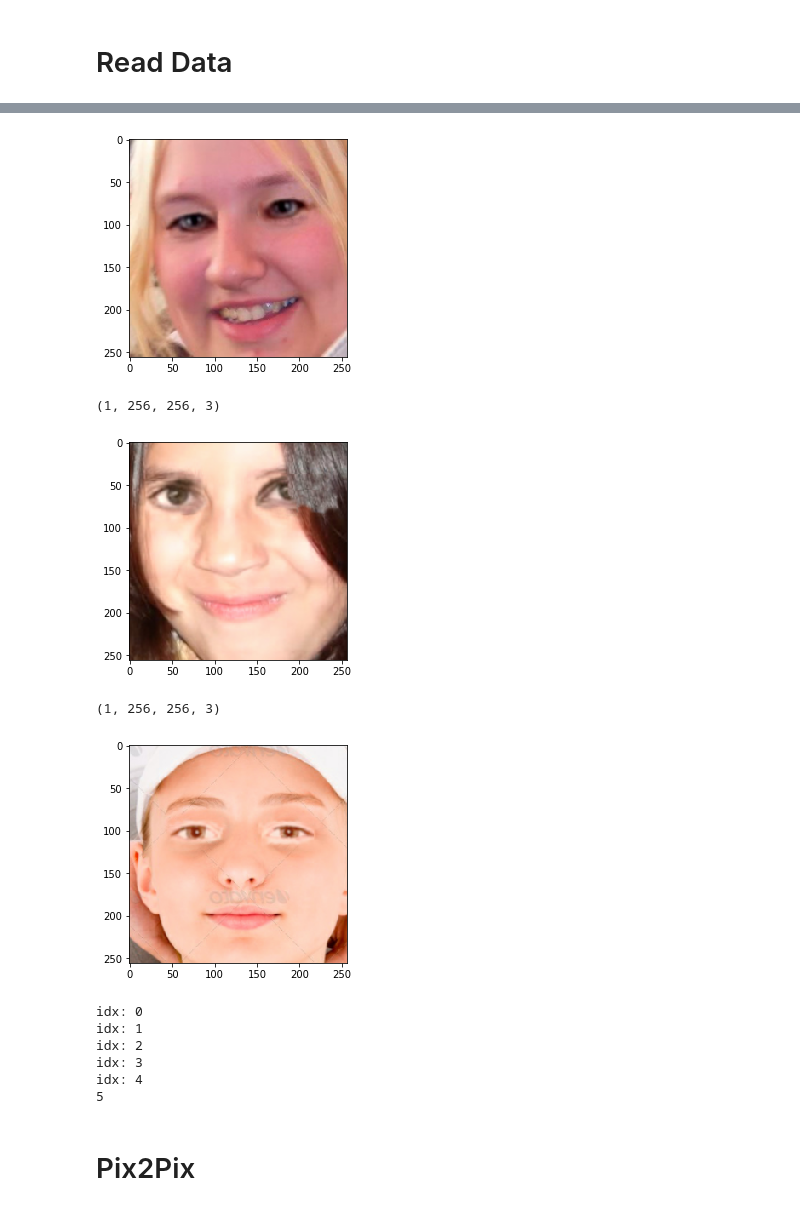
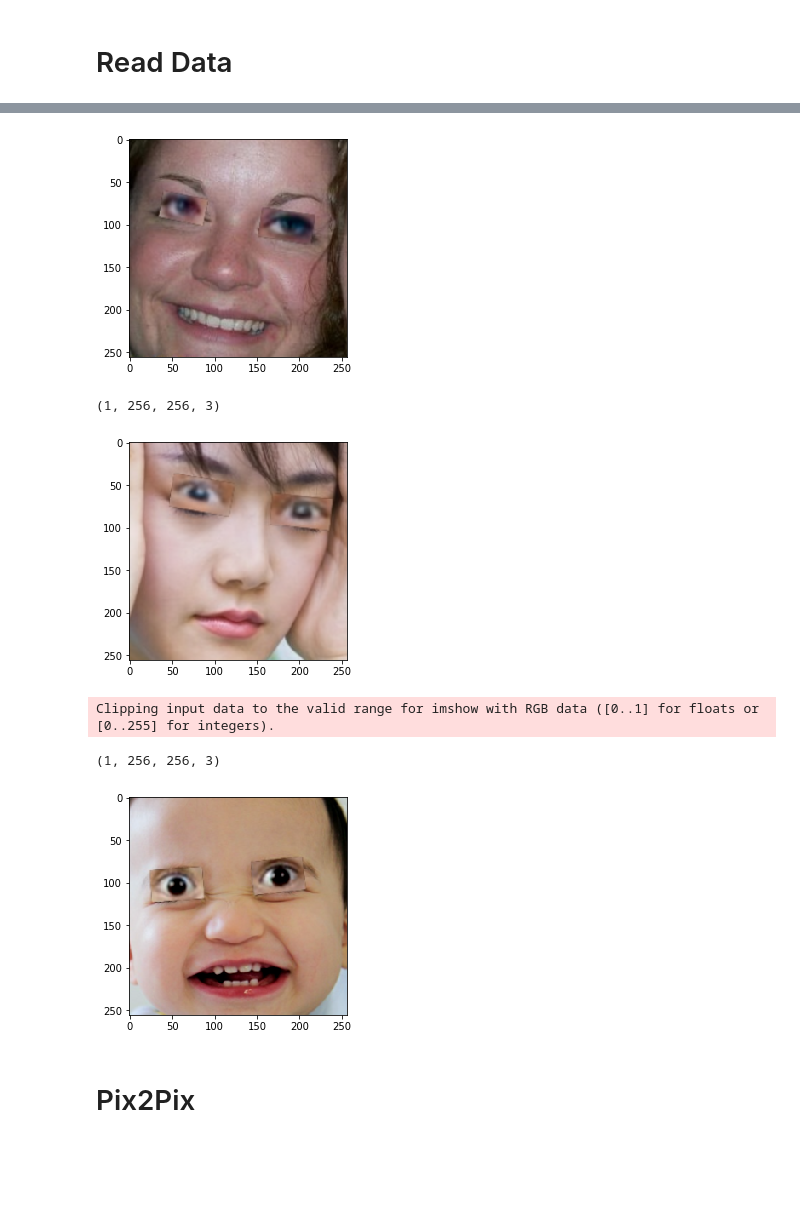
Before and after one commit to jesusmartinoza/Open-eyes-using-Pix2Pix, a Jupyter notebook: Pix2Pix.ipynb, the cells around one changed output, grey strips where cells are left out. Saved outputs shown, nothing was run; the diff lists cells and outputs as text; code cells hidden in the pictures; blank space fills up the shorter version.

Commit message:
First good result good data augmentation

```diff
--- a/Pix2Pix.ipynb
+++ b/Pix2Pix.ipynb
@@ -42,7 +42,7 @@ BUFFER_SIZE = 400
 
 imgurls = !ls -1 "{INPATH}"
 
-n = 24
+n = 33
 train_n = round(n * 0.80)
 
 # Random list names
@@ -164,21 +159,26 @@ def augment_dataset(dataset):
 train_dataset = tf.data.Dataset.from_tensor_slices(tr_urls)
 test_dataset = tf.data.Dataset.from_tensor_slices(ts_urls)
 
-train_dataset = train_dataset.map(load_train_image, num_parallel_calls = tf.data.experimental.AUTOTUNE)
+train_dataset = train_dataset.map(load_train_image, num_parallel_calls=tf.data.experimental.AUTOTUNE)
 test_dataset = test_dataset.map(load_test_image)
+
+train_dataset = train_dataset.batch(1) # Distribuir datos en N lotes
+test_dataset = test_dataset.batch(1)
 
 # Apply augmentation
 t_aumented = augment_dataset(train_dataset)
-print(type(train_dataset))
-print(type(t_aumented))
-t_aumented = t_aumented.batch(1) # Distribuir datos en N lotes
+
+for inimg, tgimg in t_aumented.take(3):
+  print(tgimg.shape)
+  plt.imshow(((inimg[0,...]) + 1) / 2)
+  plt.show()
 
 
-train_dataset.concatenate(t_aumented)
-test_dataset = augment_dataset(test_dataset)
+train_dataset = train_dataset.concatenate(t_aumented)
+
+t_aumented = augment_dataset(test_dataset)
+test_dataset = test_dataset.concatenate(t_aumented)
 
 # Load data and apply jittering if necessary
 train_dataset = train_dataset.cache().shuffle(BUFFER_SIZE)
-train_dataset = train_dataset.batch(1) # Distribuir datos en N lotes
-test_dataset = test_dataset.batch(1)
 # %% [output]
@@ -201,15 +185,10 @@ idx: 11
 (1, 256, 256, 3)
-[figure, old version]
+[figure, new version]
 (1, 256, 256, 3)
-[figure, old version]
+[figure, new version]
-(1, 256, 256, 3)
+Clipping input data to the valid range for imshow with RGB data ([0..1] for floats or [0..255] for integers).
+(1, 256, 256, 3)
-[figure, old version]
+[figure, new version]
-idx: 0
-idx: 1
-idx: 2
-idx: 3
-idx: 4
-5
 # %% [markdown]
 # Pix2Pix
 # %%
```
Also changed, not shown: parts of 12 cells of this notebook.
